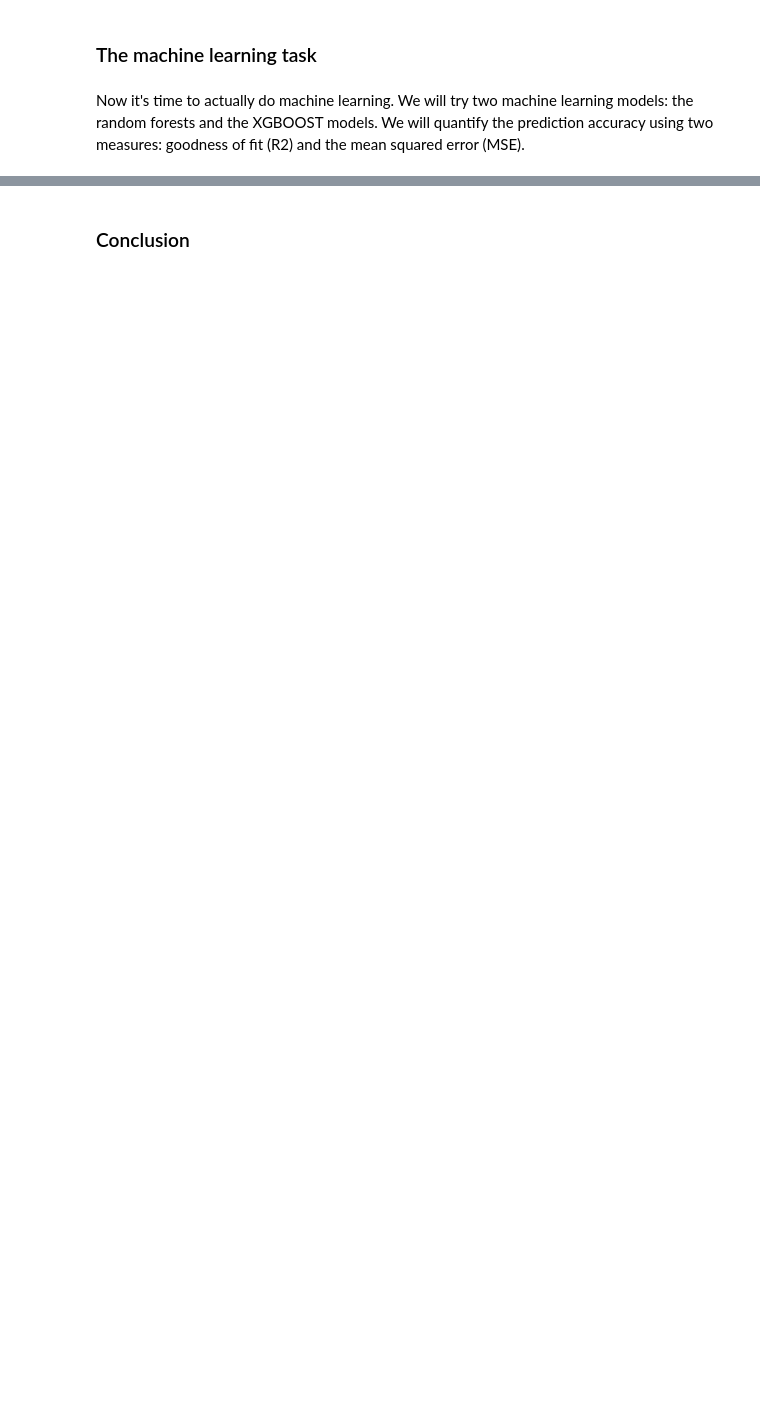
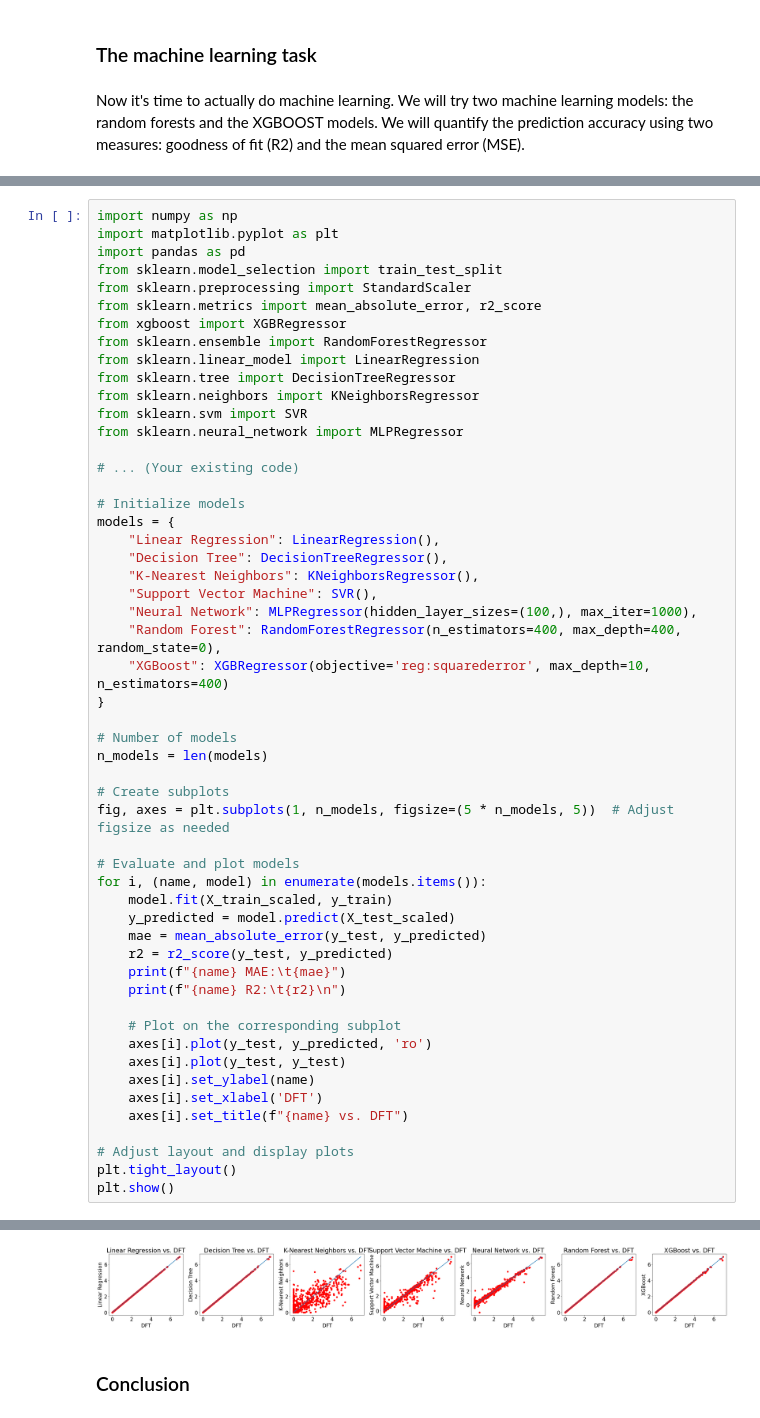
Before and after one commit to Deepayanbasu07/ML-for-Band-Gap-Prediction, a Jupyter notebook: BG_Prediction.ipynb, the cells around one changed output, grey strips where cells are left out. Drawn from its saved outputs; the diff is of its cells as text; blank space fills up the shorter version.

```diff
--- a/BG_Prediction.ipynb
+++ b/BG_Prediction.ipynb
@@ -120,0 +128,54 @@ XGBOOST R2      0.999796986590107
+# %%
+import numpy as np
+import matplotlib.pyplot as plt
+import pandas as pd
+from sklearn.model_selection import train_test_split
+from sklearn.preprocessing import StandardScaler
+from sklearn.metrics import mean_absolute_error, r2_score
+from xgboost import XGBRegressor
+from sklearn.ensemble import RandomForestRegressor
+from sklearn.linear_model import LinearRegression
+from sklearn.tree import DecisionTreeRegressor
+from sklearn.neighbors import KNeighborsRegressor
+from sklearn.svm import SVR
+from sklearn.neural_network import MLPRegressor
+
+# ... (Your existing code)
+
+# Initialize models
+models = {
+    "Linear Regression": LinearRegression(),
+    "Decision Tree": DecisionTreeRegressor(),
+    "K-Nearest Neighbors": KNeighborsRegressor(),
+    "Support Vector Machine": SVR(),
+    "Neural Network": MLPRegressor(hidden_layer_sizes=(100,), max_iter=1000),
+    "Random Forest": RandomForestRegressor(n_estimators=400, max_depth=400, random_state=0),
+    "XGBoost": XGBRegressor(objective='reg:squarederror', max_depth=10, n_estimators=400)
+}
+
+# Number of models
+n_models = len(models)
+
+# Create subplots
+fig, axes = plt.subplots(1, n_models, figsize=(5 * n_models, 5))  # Adjust figsize as needed
+
+# Evaluate and plot models
+for i, (name, model) in enumerate(models.items()):
+    model.fit(X_train_scaled, y_train)
+    y_predicted = model.predict(X_test_scaled)
+    mae = mean_absolute_error(y_test, y_predicted)
+    r2 = r2_score(y_test, y_predicted)
+    print(f"{name} MAE:\t{mae}")
+    print(f"{name} R2:\t{r2}\n")
+
+    # Plot on the corresponding subplot
+    axes[i].plot(y_test, y_predicted, 'ro')
+    axes[i].plot(y_test, y_test)
+    axes[i].set_ylabel(name)
+    axes[i].set_xlabel('DFT')
+    axes[i].set_title(f"{name} vs. DFT")
+
+# Adjust layout and display plots
+plt.tight_layout()
+plt.show()
+# %% [output]
@@ -121,3 +202,4 @@ XGBOOST R2      0.999796986590107
+[figure, added]
 # %% [markdown]
 ### Conclusion
 # %% [markdown]
```
Also changed, not shown: parts of 4 cells of this notebook.
